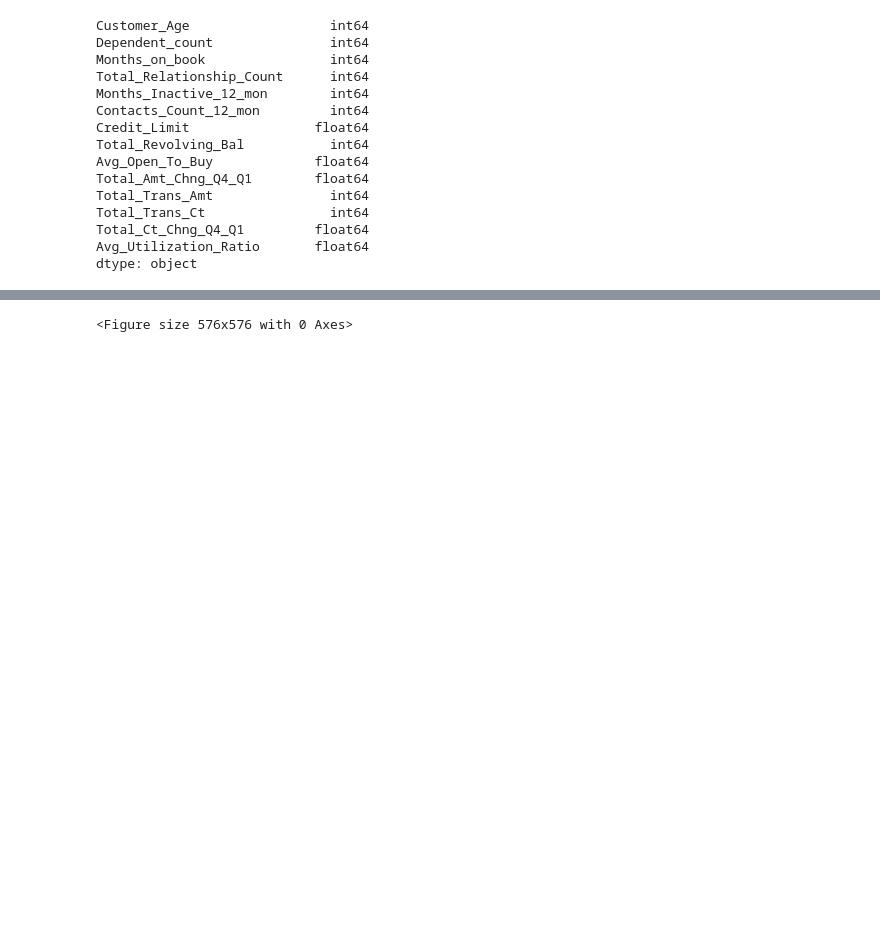
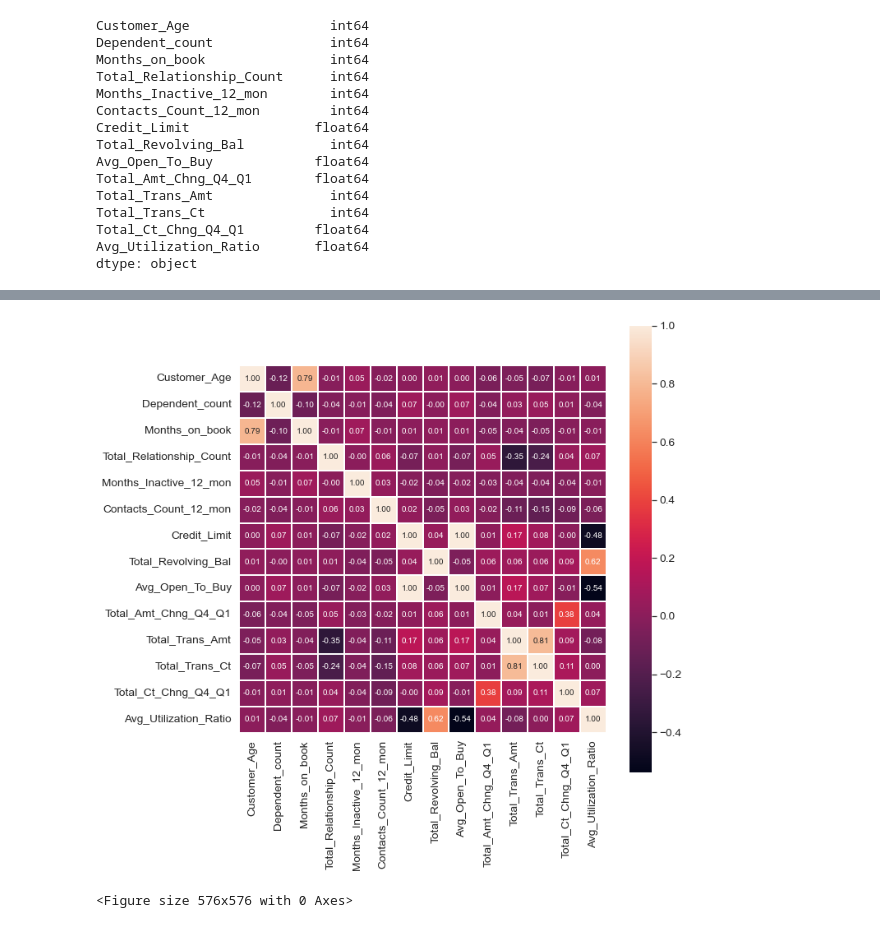
Before and after one commit to kasiadybcio/Credit_card, a Jupyter notebook: eda.ipynb, the cells around one changed output, grey strips where cells are left out. Cells and saved outputs as stored; diff of their text form; code cells hidden in the pictures; blank space fills up the shorter version.

```diff
--- a/eda.ipynb
+++ b/eda.ipynb
@@ -398,11 +422,13 @@ numerical.describe()
 # %%
-corr = data.corr()
+corr = numerical.corr()
 plt.figure(figsize=(10, 10))
 sns.set(font_scale=1.25)
 sns.heatmap(
     corr, linewidths=1.5, annot=True, square=True, fmt=".2f", annot_kws={"size": 10}
 )
 plt.show()
+# %% [output]
+[figure, added]
 # %%
 sns.set_style("whitegrid",{'font_scale':'1.6'})
 plt.figure(figsize=(8,8))
```
Also changed, not shown: parts of 2 cells of this notebook.
